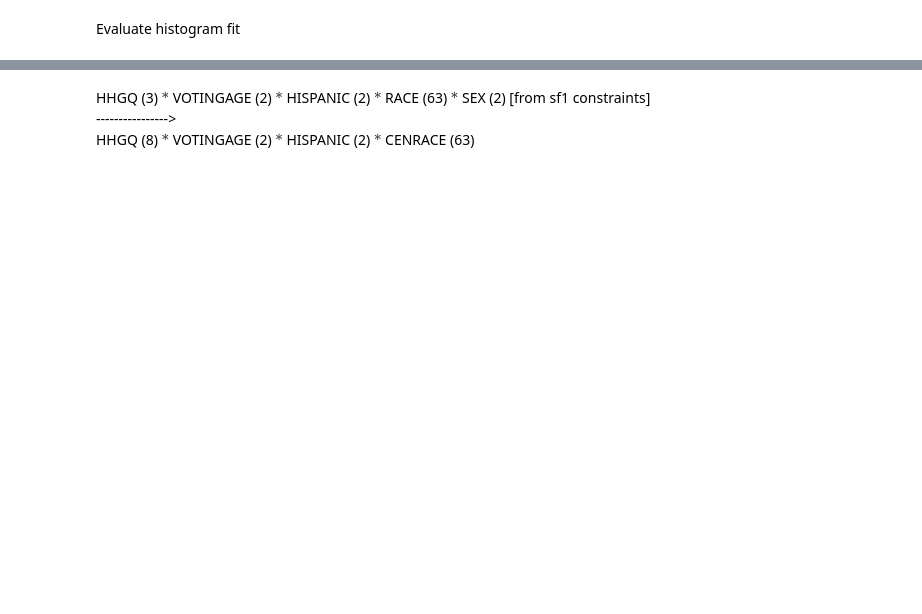
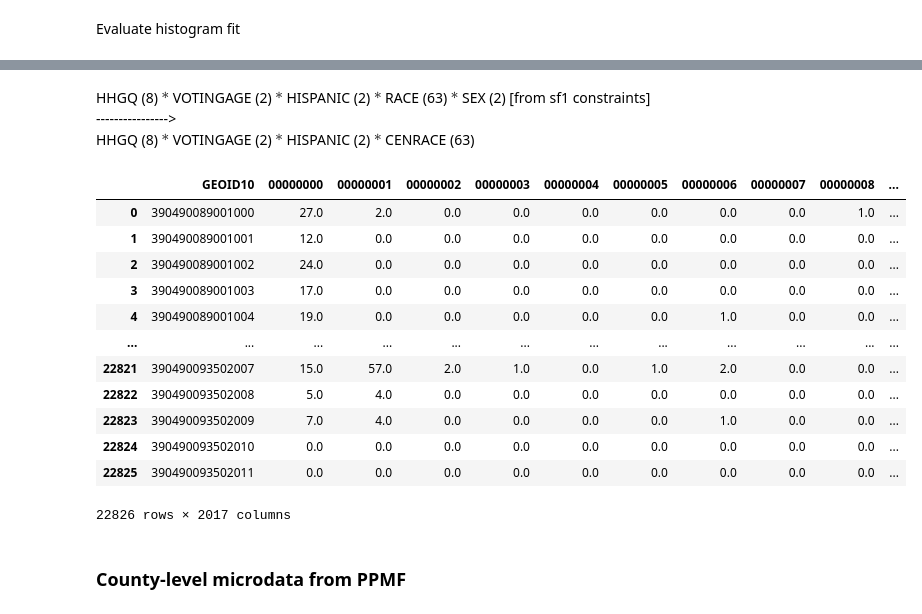
Before and after one commit to linyuehzzz/tda-eval, a Jupyter notebook: franklin_reconstruction.ipynb, the cells around one changed output, grey strips where cells are left out. Cells and saved outputs as stored; diff of their text form; code cells hidden in the pictures; blank space fills up the shorter version.

Commit message:
update ppmf

```diff
--- a/franklin_reconstruction.ipynb
+++ b/franklin_reconstruction.ipynb
@@ -186,8 +201,8 @@ filename_cons = 'franklin/microdata/franklin_cons.csv'
 cons = pd.read_csv(filename_cons)
 
 # set up parameters
-n1, n2, n3, n4, n5 = 3, 2, 2, 63, 2
-N = n1 * n2 * n3 * n4 * n5         # number of attribute combinations: HHGQ (3) ∗ VOTINGAGE (2) ∗ HISPANIC (2) ∗ RACE (63) ∗ SEX (2)
+n1, n2, n3, n4, n5 = 8, 2, 2, 63, 2
+N = n1 * n2 * n3 * n4 * n5         # number of attribute combinations: HHGQ (8) ∗ VOTINGAGE (2) ∗ HISPANIC (2) ∗ RACE (63) ∗ SEX (2)
 
 with open('franklin/microdata/franklin_hist_obj.csv', 'w', newline='') as f1:
     wr1 = csv.writer(f1)
@@ -296,7 +311,7 @@ with open('franklin/microdata/franklin_hist_obj.csv', 'w', newline='') as f1:
             res5, col_idx = {}, 0
             for x in range(n5):  # sex
                 for y in range(n2):  # voting age
-                    for z in range(1, n1):  # hhgq
+                    for z in range(n1):  # hhgq
                         hist_idx = torch.flatten(A[z, y, :, :, x]).tolist()
                         res5[col_idx] = m.addVar(obj=0, vtype=GRB.INTEGER, lb=0, name="res5_%d"%(col_idx))
                         obj += res5[col_idx] * res5[col_idx]
@@ -349,4 +364,4 @@ math.sqrt(obj["obj"].sum() / len(obj))
 # %% [markdown]
-HHGQ (3) $*$ VOTINGAGE (2) $*$ HISPANIC (2) $*$ RACE (63) $*$ SEX (2) [from sf1 constraints]
+HHGQ (8) $*$ VOTINGAGE (2) $*$ HISPANIC (2) $*$ RACE (63) $*$ SEX (2) [from sf1 constraints]
 ---------------->
 HHGQ (8) $*$ VOTINGAGE (2) $*$ HISPANIC (2) $*$ CENRACE (63)
@@ -358,0 +368,34 @@ hist
+# %%
+import pandas as pd
+import numpy as np
+
+filename_hist = 'franklin/microdata/franklin_hist.csv'
+hist = pd.read_csv(filename_hist)
+
+col = [i[:8] for i in hist.columns]
+col.remove("GEOID10")
+col = np.unique(col)
+
+for x in col:
+    hist[x] = np.sum(hist.loc[:, hist.columns.str.startswith(x)].to_numpy(), axis=1)
+
+col = np.append(["GEOID10"], col)
+hist_new = hist[col]
+hist_new.to_csv('franklin/microdata/franklin_hist.csv', index=False)
+hist_new
+# %% [output]
+|  | GEOID10 | 00000000 | 00000001 | 00000002 | 00000003 | 00000004 | 00000005 | 00000006 | 00000007 | 00000008 | ... |
+| 0 | 390490089001000 | 27.0 | 2.0 | 0.0 | 0.0 | 0.0 | 0.0 | 0.0 | 0.0 | 1.0 | ... |
+| 1 | 390490089001001 | 12.0 | 0.0 | 0.0 | 0.0 | 0.0 | 0.0 | 0.0 | 0.0 | 0.0 | ... |
+| 2 | 390490089001002 | 24.0 | 0.0 | 0.0 | 0.0 | 0.0 | 0.0 | 0.0 | 0.0 | 0.0 | ... |
+| 3 | 390490089001003 | 17.0 | 0.0 | 0.0 | 0.0 | 0.0 | 0.0 | 0.0 | 0.0 | 0.0 | ... |
+| 4 | 390490089001004 | 19.0 | 0.0 | 0.0 | 0.0 | 0.0 | 0.0 | 1.0 | 0.0 | 0.0 | ... |
+| ... | ... | ... | ... | ... | ... | ... | ... | ... | ... | ... | ... |
+| 22821 | 390490093502007 | 15.0 | 57.0 | 2.0 | 1.0 | 0.0 | 1.0 | 2.0 | 0.0 | 0.0 | ... |
+| 22822 | 390490093502008 | 5.0 | 4.0 | 0.0 | 0.0 | 0.0 | 0.0 | 0.0 | 0.0 | 0.0 | ... |
+| 22823 | 390490093502009 | 7.0 | 4.0 | 0.0 | 0.0 | 0.0 | 0.0 | 1.0 | 0.0 | 0.0 | ... |
+| 22824 | 390490093502010 | 0.0 | 0.0 | 0.0 | 0.0 | 0.0 | 0.0 | 0.0 | 0.0 | 0.0 | ... |
+| 22825 | 390490093502011 | 0.0 | 0.0 | 0.0 | 0.0 | 0.0 | 0.0 | 0.0 | 0.0 | 0.0 | ... |
+22826 rows × 2017 columns
+# %% [markdown]
+### **County-level microdata from PPMF**
```
Also changed, not shown: parts of 6 cells of this notebook, 7 other files.
